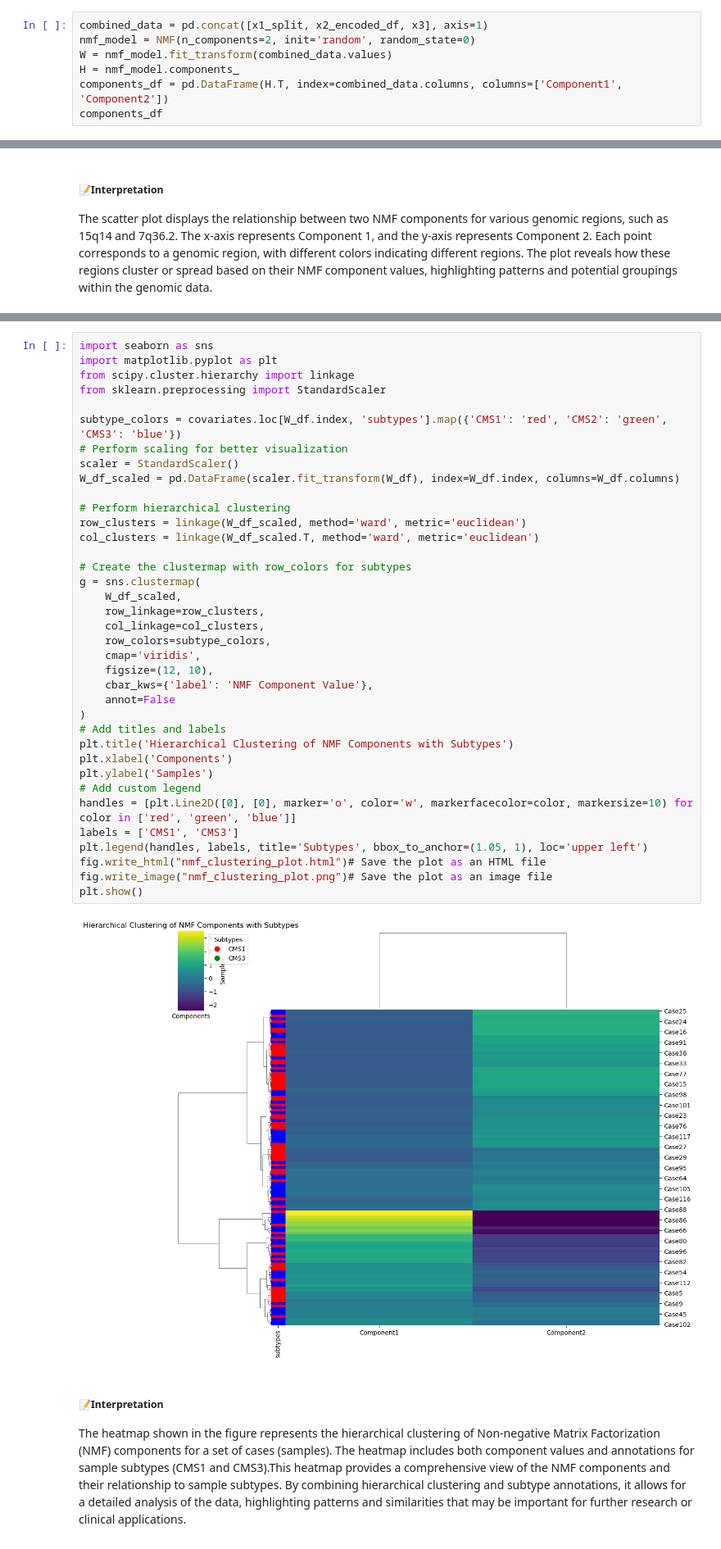
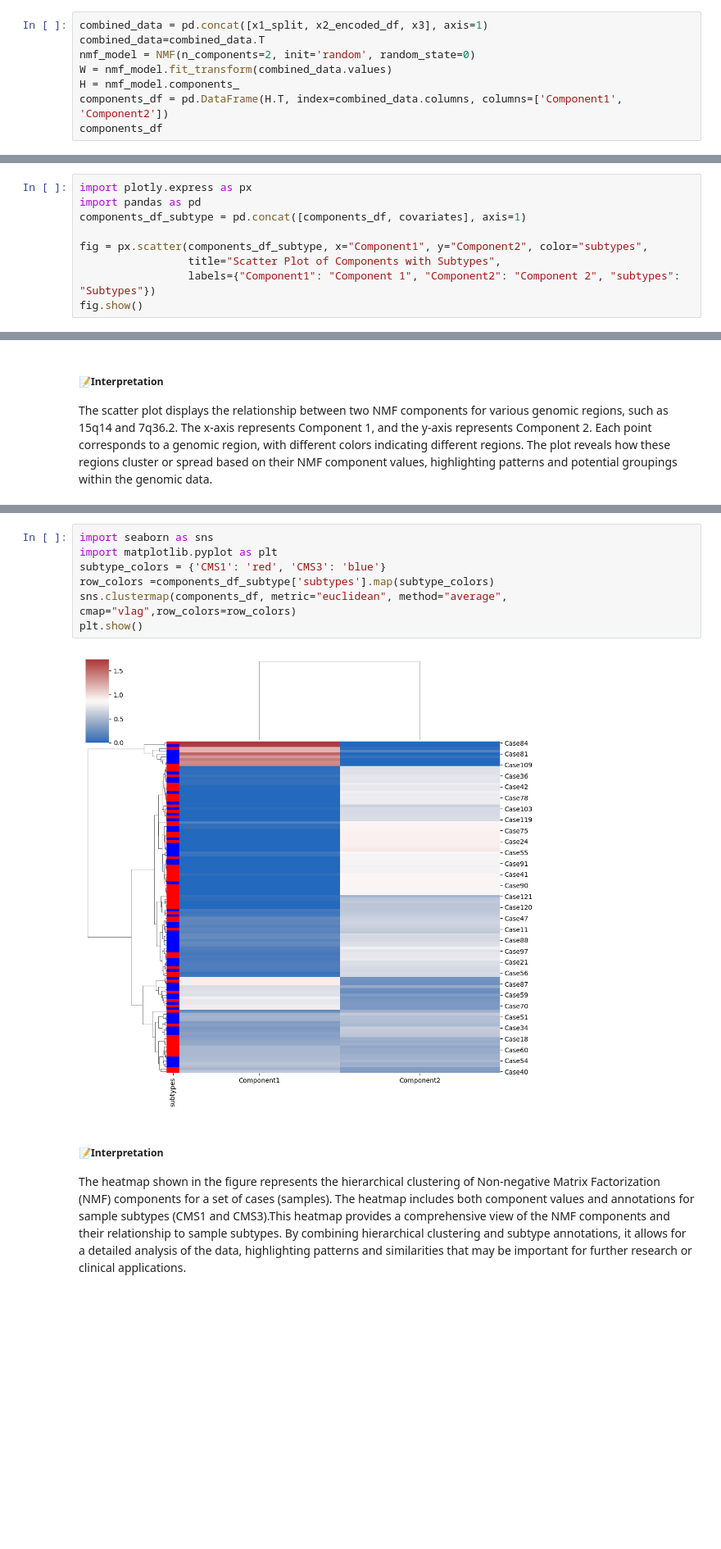
Before and after one commit to WanbingZeng/OMINEX, a Jupyter notebook: Chapter 2 Integration with NMF.ipynb, the cells around one changed output, grey strips where cells are left out. Shown at 82% size. Drawn from its saved outputs; the diff is of its cells as text; blank space fills up the shorter version.

Commit message:
V
visualization

```diff
--- a/Chapter 2 Integration with NMF.ipynb
+++ b/Chapter 2 Integration with NMF.ipynb
@@ -262,6 +239,7 @@ x2_encoded = encoder_x2.fit_transform(x2).toarray()
 x2_encoded_df = pd.DataFrame(x2_encoded, index=x2.index, columns=encoder_x2.get_feature_names_out(x2.columns))
 # %%
 combined_data = pd.concat([x1_split, x2_encoded_df, x3], axis=1)
+combined_data=combined_data.T
 nmf_model = NMF(n_components=2, init='random', random_state=0)
 W = nmf_model.fit_transform(combined_data.values)
 H = nmf_model.components_
@@ -307,0 +264,9 @@ When grouping with a length-1 list-like, you will need to pass a length-1 tuple
+# %%
+import plotly.express as px
+import pandas as pd
+components_df_subtype = pd.concat([components_df, covariates], axis=1)
+
+fig = px.scatter(components_df_subtype, x="Component1", y="Component2", color="subtypes",
+                 title="Scatter Plot of Components with Subtypes",
+                 labels={"Component1": "Component 1", "Component2": "Component 2", "subtypes": "Subtypes"})
+fig.show()
@@ -355,42 +299,12 @@ The scatter plot displays the two components derived from Non-negative Matrix Fa
 # %%
 import seaborn as sns
 import matplotlib.pyplot as plt
-from scipy.cluster.hierarchy import linkage
-from sklearn.preprocessing import StandardScaler
-
-subtype_colors = covariates.loc[W_df.index, 'subtypes'].map({'CMS1': 'red', 'CMS2': 'green', 'CMS3': 'blue'})
-# Perform scaling for better visualization
-scaler = StandardScaler()
-W_df_scaled = pd.DataFrame(scaler.fit_transform(W_df), index=W_df.index, columns=W_df.columns)
-
-# Perform hierarchical clustering
-row_clusters = linkage(W_df_scaled, method='ward', metric='euclidean')
-col_clusters = linkage(W_df_scaled.T, method='ward', metric='euclidean')
-
-# Create the clustermap with row_colors for subtypes
-g = sns.clustermap(
-    W_df_scaled,
-    row_linkage=row_clusters,
-    col_linkage=col_clusters,
-    row_colors=subtype_colors,
-    cmap='viridis',
-    figsize=(12, 10),
-    cbar_kws={'label': 'NMF Component Value'},
-    annot=False
-)
-# Add titles and labels
-plt.title('Hierarchical Clustering of NMF Components with Subtypes')
-plt.xlabel('Components')
-plt.ylabel('Samples')
-# Add custom legend
-handles = [plt.Line2D([0], [0], marker='o', color='w', markerfacecolor=color, markersize=10) for color in ['red', 'green', 'blue']]
-labels = ['CMS1', 'CMS3']
-plt.legend(handles, labels, title='Subtypes', bbox_to_anchor=(1.05, 1), loc='upper left')
-fig.write_html("nmf_clustering_plot.html")# Save the plot as an HTML file
-fig.write_image("nmf_clustering_plot.png")# Save the plot as an image file
+subtype_colors = {'CMS1': 'red', 'CMS3': 'blue'}
+row_colors =components_df_subtype['subtypes'].map(subtype_colors)
+sns.clustermap(components_df, metric="euclidean", method="average", cmap="vlag",row_colors=row_colors)
 plt.show()
 # %% [output]
-[figure, old version]
+[figure, new version]
 # %% [markdown]
 ##### 📝Interpretation
 
```
Also changed, not shown: parts of 33 cells of this notebook, 1 other file.
